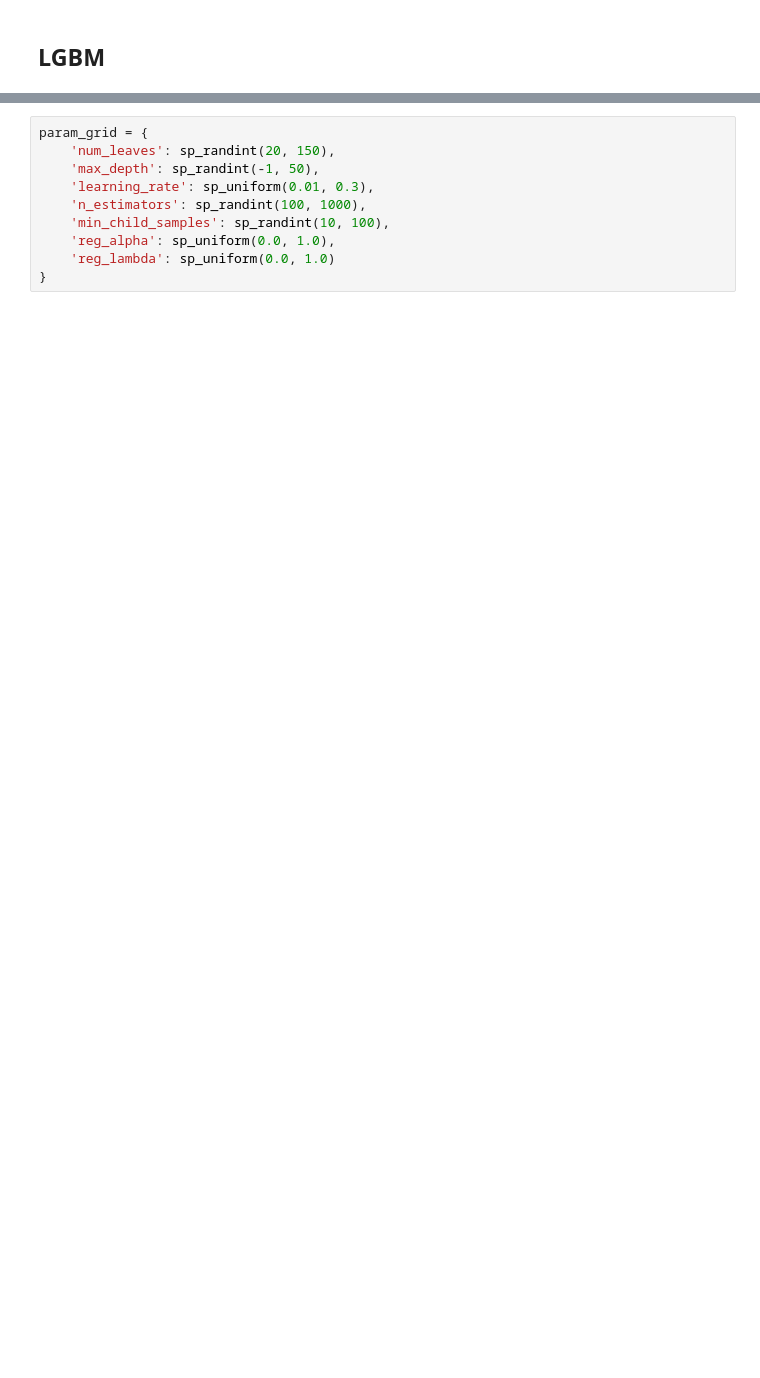
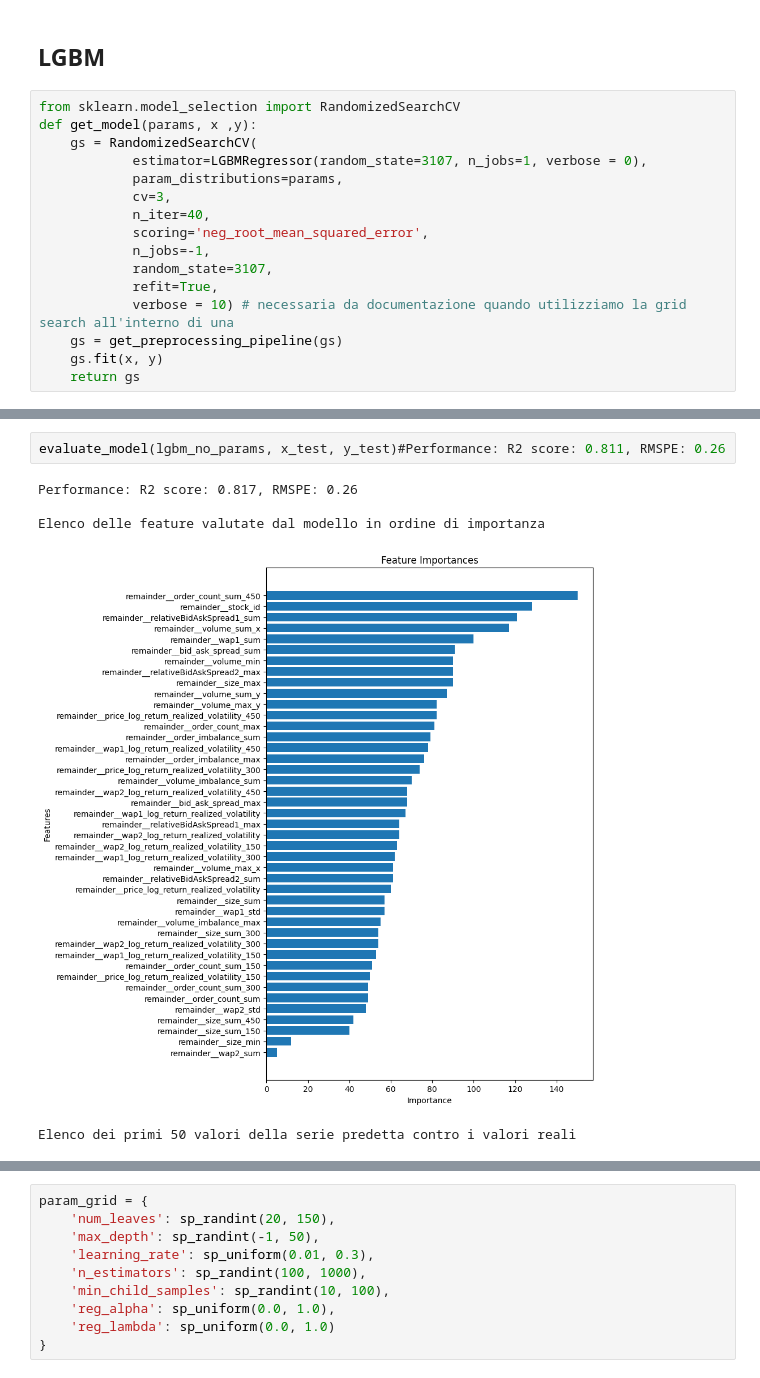
Before and after one commit to leorm2002/Realized-volatility-ML, a Jupyter notebook: notebook.ipynb, the cells around one changed output, grey strips where cells are left out. Cells and saved outputs as stored; diff of their text form; blank space fills up the shorter version.

```diff
--- a/notebook.ipynb
+++ b/notebook.ipynb
@@ -625,2 +761,18 @@ Elenco dei primi 50 valori della serie predetta contro i valori reali
 # %% [markdown]
 ## LGBM
+# %%
+from sklearn.model_selection import RandomizedSearchCV
+def get_model(params, x ,y):
+    gs = RandomizedSearchCV(
+            estimator=LGBMRegressor(random_state=3107, n_jobs=1, verbose = 0),
+            param_distributions=params,
+            cv=3,
+            n_iter=40,
+            scoring='neg_root_mean_squared_error',
+            n_jobs=-1,
+            random_state=3107,
+            refit=True,
+            verbose = 10) # necessaria da documentazione quando utilizziamo la grid search all'interno di una
+    gs = get_preprocessing_pipeline(gs)
+    gs.fit(x, y)
+    return gs
@@ -626,0 +783,8 @@ Elenco dei primi 50 valori della serie predetta contro i valori reali
+# %%
+evaluate_model(lgbm_no_params, x_test, y_test)#Performance: R2 score: 0.811, RMSPE: 0.26
+# %% [output]
+Performance: R2 score: 0.817, RMSPE: 0.26
+
+Elenco delle feature valutate dal modello in ordine di importanza
+[figure, added]
+Elenco dei primi 50 valori della serie predetta contro i valori reali
```
Also changed, not shown: parts of 57 cells of this notebook.
